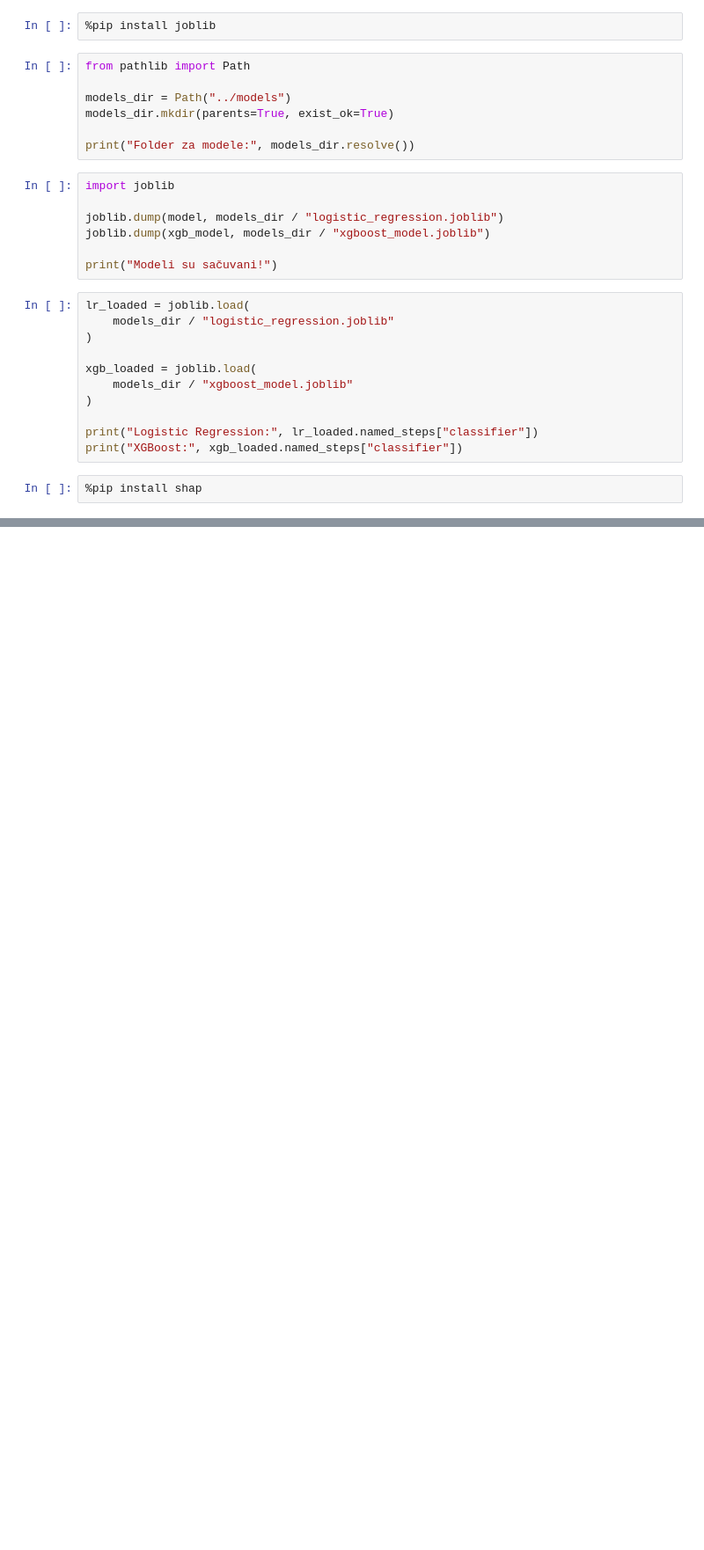
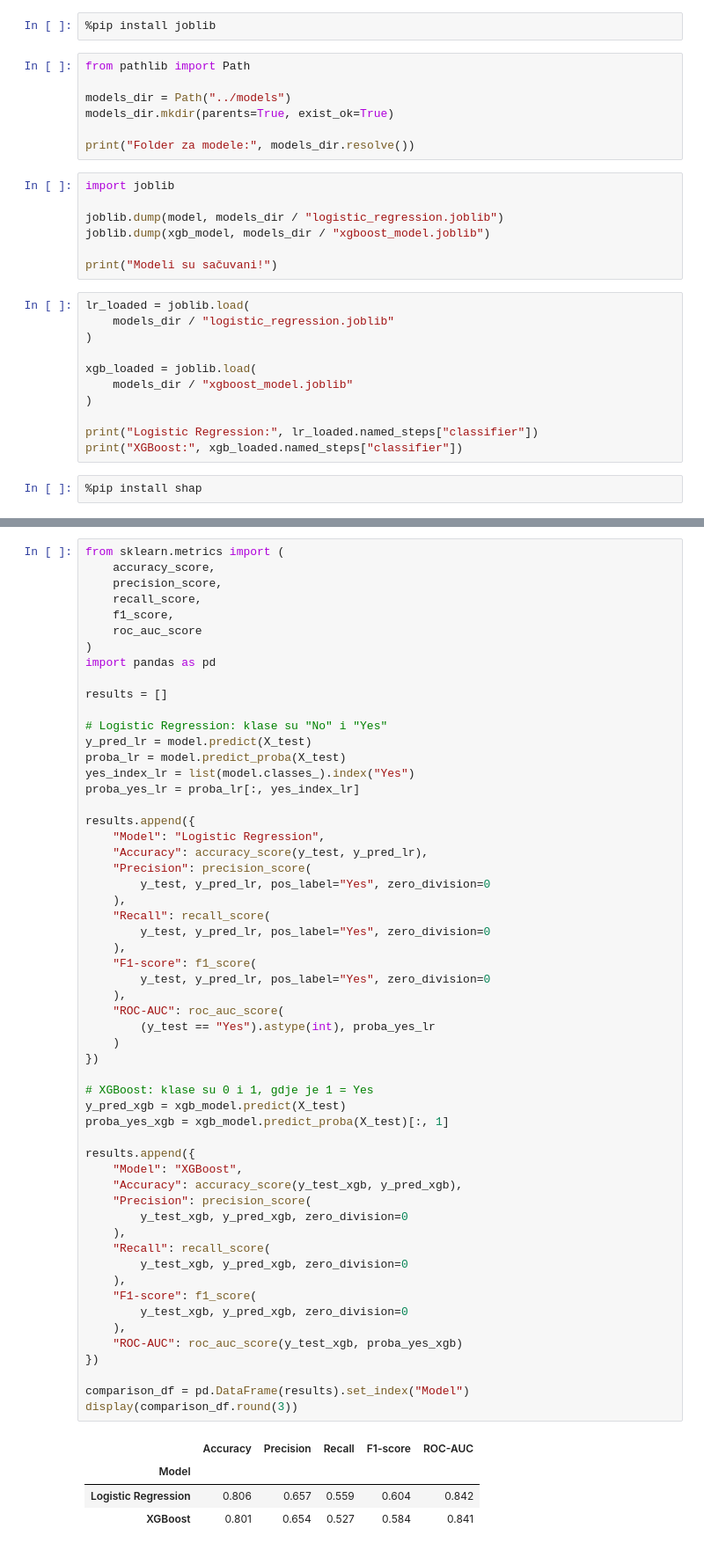
Before and after one commit to irhadTTT/RetentionIQ, a Jupyter notebook: notebooks/01_exploration.ipynb, the cells around one changed output, grey strips where cells are left out. Shown at 88% size. Cells and saved outputs as stored; diff of their text form; blank space fills up the shorter version.

```diff
--- a/notebooks/01_exploration.ipynb
+++ b/notebooks/01_exploration.ipynb
@@ -1578,0 +1458,61 @@ Model saved: C:\Users\irhad\RetentionIQ\models\xgboost_model_shap.joblib
+# %%
+from sklearn.metrics import (
+    accuracy_score,
+    precision_score,
+    recall_score,
+    f1_score,
+    roc_auc_score
+)
+import pandas as pd
+
+results = []
+
+# Logistic Regression: klase su "No" i "Yes"
+y_pred_lr = model.predict(X_test)
+proba_lr = model.predict_proba(X_test)
+yes_index_lr = list(model.classes_).index("Yes")
+proba_yes_lr = proba_lr[:, yes_index_lr]
+
+results.append({
+    "Model": "Logistic Regression",
+    "Accuracy": accuracy_score(y_test, y_pred_lr),
+    "Precision": precision_score(
+        y_test, y_pred_lr, pos_label="Yes", zero_division=0
+    ),
+    "Recall": recall_score(
+        y_test, y_pred_lr, pos_label="Yes", zero_division=0
+    ),
+    "F1-score": f1_score(
+        y_test, y_pred_lr, pos_label="Yes", zero_division=0
+    ),
+    "ROC-AUC": roc_auc_score(
+        (y_test == "Yes").astype(int), proba_yes_lr
+    )
+})
+
+# XGBoost: klase su 0 i 1, gdje je 1 = Yes
+y_pred_xgb = xgb_model.predict(X_test)
+proba_yes_xgb = xgb_model.predict_proba(X_test)[:, 1]
+
+results.append({
+    "Model": "XGBoost",
+    "Accuracy": accuracy_score(y_test_xgb, y_pred_xgb),
+    "Precision": precision_score(
+        y_test_xgb, y_pred_xgb, zero_division=0
+    ),
+    "Recall": recall_score(
+        y_test_xgb, y_pred_xgb, zero_division=0
+    ),
+    "F1-score": f1_score(
+        y_test_xgb, y_pred_xgb, zero_division=0
+    ),
+    "ROC-AUC": roc_auc_score(y_test_xgb, proba_yes_xgb)
+})
+
+comparison_df = pd.DataFrame(results).set_index("Model")
+display(comparison_df.round(3))
+# %% [output]
+|  | Accuracy | Precision | Recall | F1-score | ROC-AUC |
+| Model |  |  |  |  |  |
+| Logistic Regression | 0.806 | 0.657 | 0.559 | 0.604 | 0.842 |
+| XGBoost | 0.801 | 0.654 | 0.527 | 0.584 | 0.841 |
```
Also changed, not shown: parts of 30 cells of this notebook, 8 other files.
